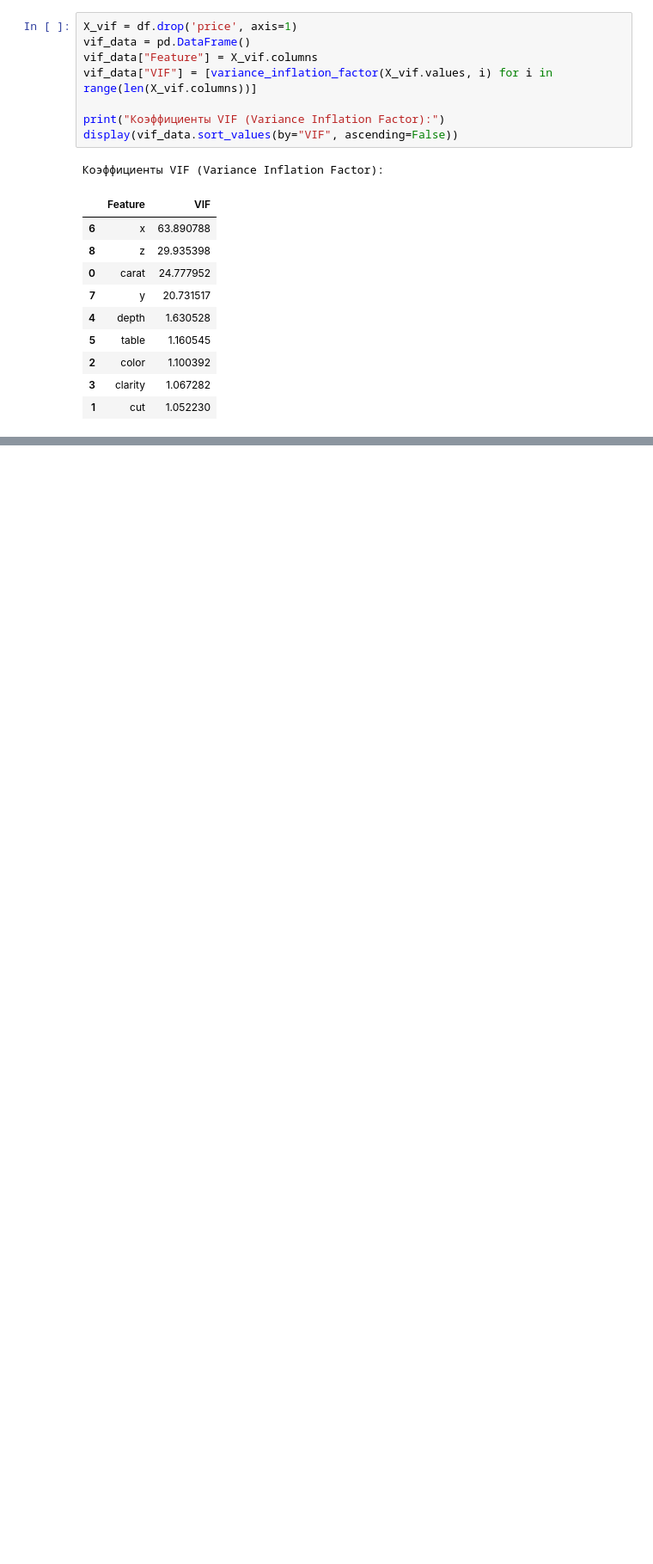
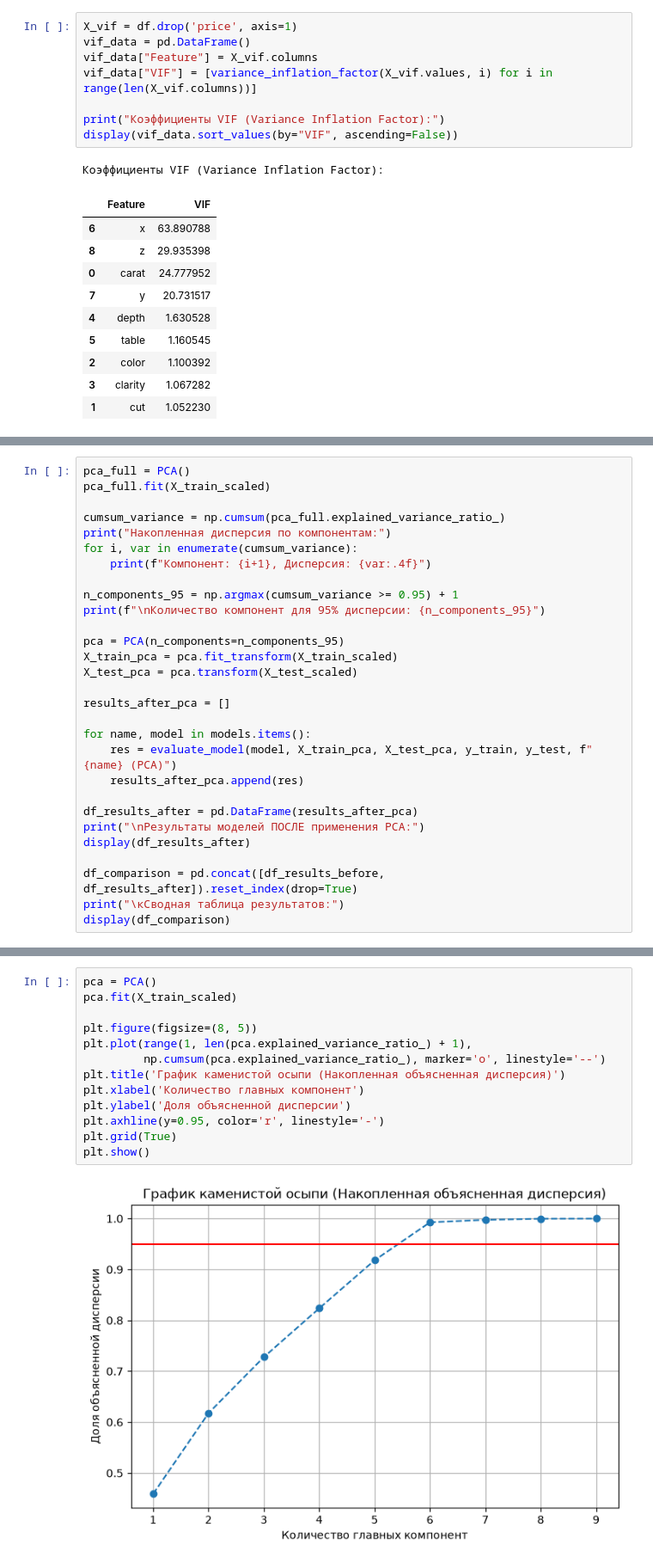
Before and after one commit to violllin/lab1_regression, a Jupyter notebook: lab1.ipynb, the cells around one changed output, grey strips where cells are left out. Shown at 86% size. Drawn from its saved outputs; the diff is of its cells as text; blank space fills up the shorter version.

```diff
--- a/lab1.ipynb
+++ b/lab1.ipynb
@@ -210,0 +264,29 @@ display(vif_data.sort_values(by="VIF", ascending=False))
+# %%
+pca_full = PCA()
+pca_full.fit(X_train_scaled)
+
+cumsum_variance = np.cumsum(pca_full.explained_variance_ratio_)
+print("Накопленная дисперсия по компонентам:")
+for i, var in enumerate(cumsum_variance):
+    print(f"Компонент: {i+1}, Дисперсия: {var:.4f}")
+
+n_components_95 = np.argmax(cumsum_variance >= 0.95) + 1
+print(f"\nКоличество компонент для 95% дисперсии: {n_components_95}")
+
+pca = PCA(n_components=n_components_95)
+X_train_pca = pca.fit_transform(X_train_scaled)
+X_test_pca = pca.transform(X_test_scaled)
+
+results_after_pca = []
+
+for name, model in models.items():
+    res = evaluate_model(model, X_train_pca, X_test_pca, y_train, y_test, f"{name} (PCA)")
+    results_after_pca.append(res)
+
+df_results_after = pd.DataFrame(results_after_pca)
+print("\nРезультаты моделей ПОСЛЕ применения PCA:")
+display(df_results_after)
+
+df_comparison = pd.concat([df_results_before, df_results_after]).reset_index(drop=True)
+print("\кСводная таблица результатов:")
+display(df_comparison)
@@ -210,0 +322,15 @@ display(vif_data.sort_values(by="VIF", ascending=False))
+# %%
+pca = PCA()
+pca.fit(X_train_scaled)
+
+plt.figure(figsize=(8, 5))
+plt.plot(range(1, len(pca.explained_variance_ratio_) + 1),
+         np.cumsum(pca.explained_variance_ratio_), marker='o', linestyle='--')
+plt.title('График каменистой осыпи (Накопленная объясненная дисперсия)')
+plt.xlabel('Количество главных компонент')
+plt.ylabel('Доля объясненной дисперсии')
+plt.axhline(y=0.95, color='r', linestyle='-')
+plt.grid(True)
+plt.show()
+# %% [output]
+[figure, added]
```
Also changed, not shown: parts of 18 cells of this notebook.
